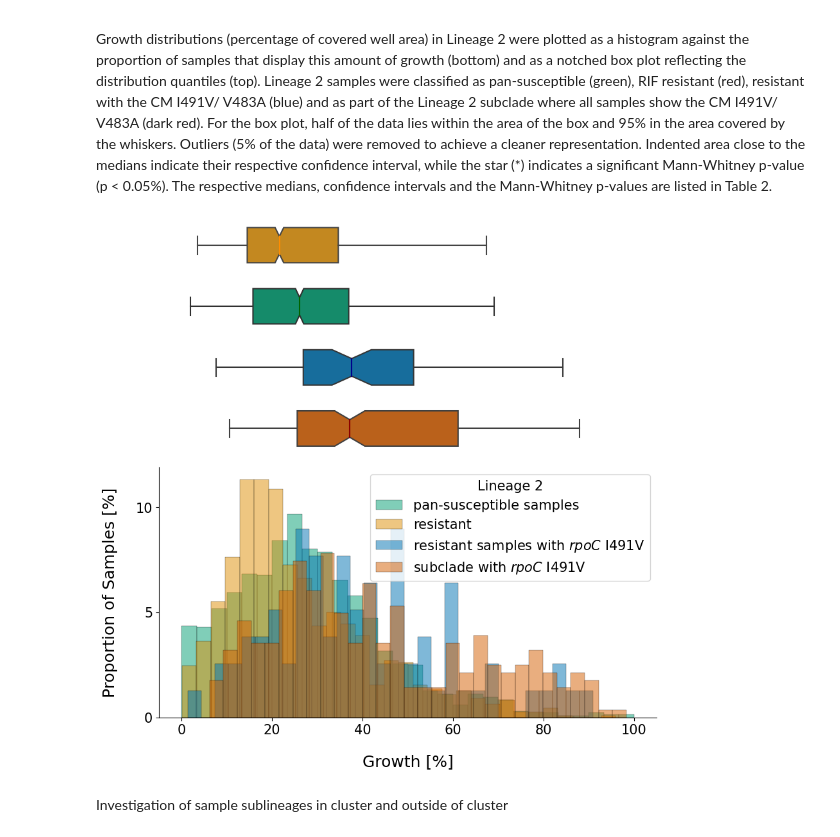
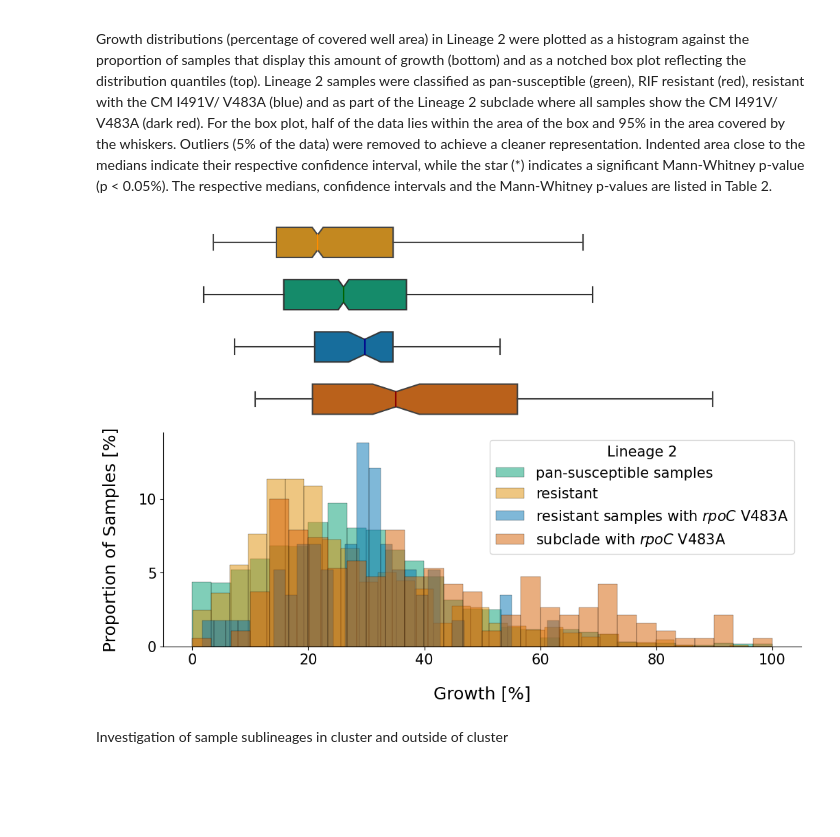
Before and after one commit to viktoria023/thesis-repository, a Jupyter notebook: tb-rnap-compensation/Recreate_figures_paper.ipynb, the cells around one changed output. Saved outputs shown, nothing was run; the diff lists cells and outputs as text; code cells hidden in the pictures; blank space fills up the shorter version.

```diff
--- a/tb-rnap-compensation/Recreate_figures_paper.ipynb
+++ b/tb-rnap-compensation/Recreate_figures_paper.ipynb
@@ -178,13 +177,6 @@ sns.histplot(data = PLATES.IM_POS_AVERAGE, label="all samples", color = 'black',
 
 #Despine plots
 sns.despine(top = True, right=True, left = False, bottom = False, offset = False, trim = False)
-
-axes = [ax_box1, ax_box2]
-for ax in axes:
-    sns.despine(ax = ax, top = True, right=True, left = True, bottom = True, offset = False, trim = False)
-    ax.tick_params(left=False, bottom=False)
-    ax.set(yticklabels=[])
-    ax.set(xlabel='')
 
 #label plots
 plt.xlabel("Growth [%]", size = 18, labelpad = 20)
@@ -403,7 +409,7 @@ sns.boxplot(resistant.to_list(), ax = ax_box2, color = colors[1], medianprops={"
              **box_args) #usermedians = [res_boot[0]], conf_intervals = [res_boot[1]],
 ax_box2.set_ylabel ('any resistance', fontsize = 18, labelpad = 20, rotation=0, horizontalalignment='right')
 
-axes = [ax_box3, ax_box4, ax_box5, ax_box6, ax_box7, ax_box8, ax_box9]
+axes = [ax_box3, ax_box4, ax_box5, ax_box6]
 i=0
 
 for res in tqdm(res_gene_mutations):
@@ -1866,7 +1870,7 @@ susceptible = PLATES[(PLATES.UNIQUEID.isin(lineage2.values.tolist()))].IM_POS_AV
 susceptible.dropna(inplace = True)
 
 #read in UNIQUEIDs of CM subclade
-clade = pandas.read_csv('subclade_I491V.csv') #change V483A to I491V to obtain the other plot!
+clade = pandas.read_csv('subclade_V483A.csv') #change V483A to I491V to obtain the other plot!
 clade = clade.values.tolist()
 flat_clade = [item for sublist in clade for item in sublist]
 
@@ -1874,7 +1878,7 @@ for i, combination in enumerate(tqdm(combinations)):
 
     res_CM_samples = hit_samples.loc[combination]
 
-    if (combination[16:] != 'I491V') | (combination[5:10] != 'S450L'): #change V483A to I491V to obtain the other plot!
+    if (combination[16:] != 'V483A') | (combination[5:10] != 'S450L'): #change V483A to I491V to obtain the other plot!
         continue
 
     #load growth data for resistant UNIQUEIDs
@@ -1927,7 +1931,7 @@ for i, combination in enumerate(tqdm(combinations)):
     fig, (ax_box1, ax_box2, ax_box3, ax_box4, ax_hist) = plt.subplots(5, sharex = True,
                                                     gridspec_kw = {"height_ratios": (0.15, 0.15, 0.15, 0.15, 0.85)})
 
-    fig.set_size_inches(10, 10)
+    fig.set_size_inches(12, 8)
 
         #Plot histograms
 
@@ -1944,35 +1948,35 @@ for i, combination in enumerate(tqdm(combinations)):
 
     sns.boxplot(susceptible.to_list(), ax = ax_box2, color = colors[2], medianprops={"color": "darkgreen"},
                 **box_args) #usermedians = [sus_boot[0]], conf_intervals = [sus_boot[1]],
 
     sns.boxplot(resistant_CM.to_list(), ax = ax_box3, color = colors[0], medianprops={"color": "darkblue"},
                 **box_args) #usermedians = [resCM_boot[0]], conf_intervals = [resCM_boot[1]],
 
     sns.boxplot(resistant_CM_clade.to_list(), ax = ax_box4, color = colors[3], medianprops={"color": "darkred"},
                 **box_args) #usermedians = [resCMSub_boot[0]], conf_intervals = [resCMSub_boot[1]],
 
     #Despine plots
     sns.despine(top = True, right=True, left = False, bottom = False, offset = False, trim = False)
 
     axes = [ax_box1, ax_box2, ax_box3, ax_box4]
     for ax in axes:
         sns.despine(ax = ax, top = True, right=True, left = True, bottom = True, offset = False, trim = False)
         ax.tick_params(left=False, bottom=False)
         ax.set(yticklabels=[])
         ax.set(xlabel='')
 
     plt.xlabel("Growth [%]", size = 18, labelpad = 20)
     plt.ylabel("Proportion of Samples [%]", size = 18, labelpad = 20)
 
     plt.xticks(fontsize = 15)
     plt.yticks(numpy.arange(0, 13, 5.0), fontsize = 15)
 
     plt.legend(loc = 'upper right', fontsize = 15, title = 'Lineage 2', title_fontsize = 15)
 
 #Uncomment below save images:
-#fig.savefig('investigating_subclades_I491V.svg', format='svg', dpi=1200, bbox_inches='tight')
+fig.savefig('investigating_subclades_V483A.svg', format='svg', dpi=1200, bbox_inches='tight')
 # %% [output]
-[figure, old version]
+[figure, new version]
 # %% [markdown]
 Investigation of sample sublineages in cluster and outside of cluster
 # %%
```
Also changed, not shown: parts of 12 cells of this notebook.
